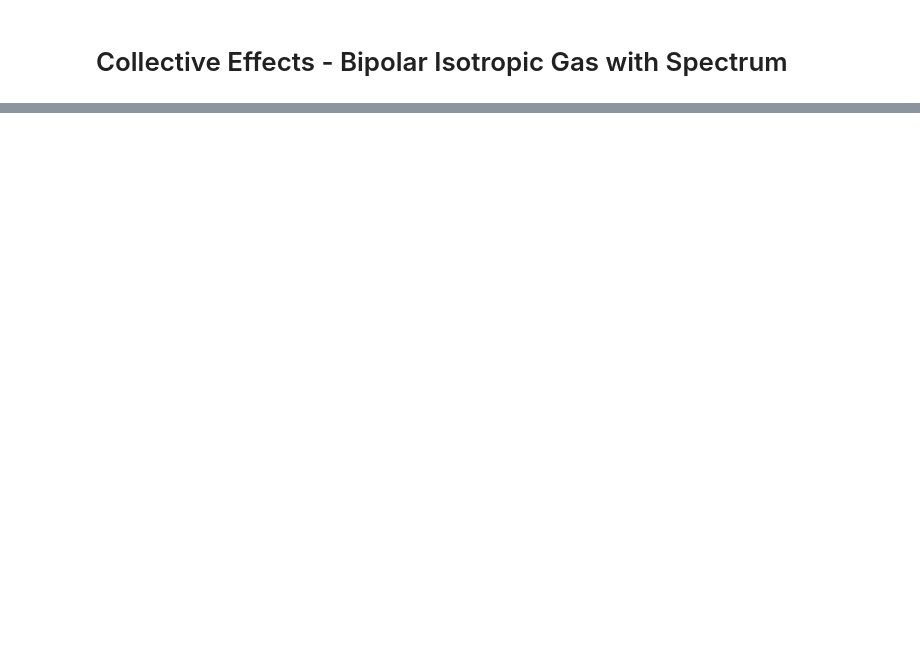
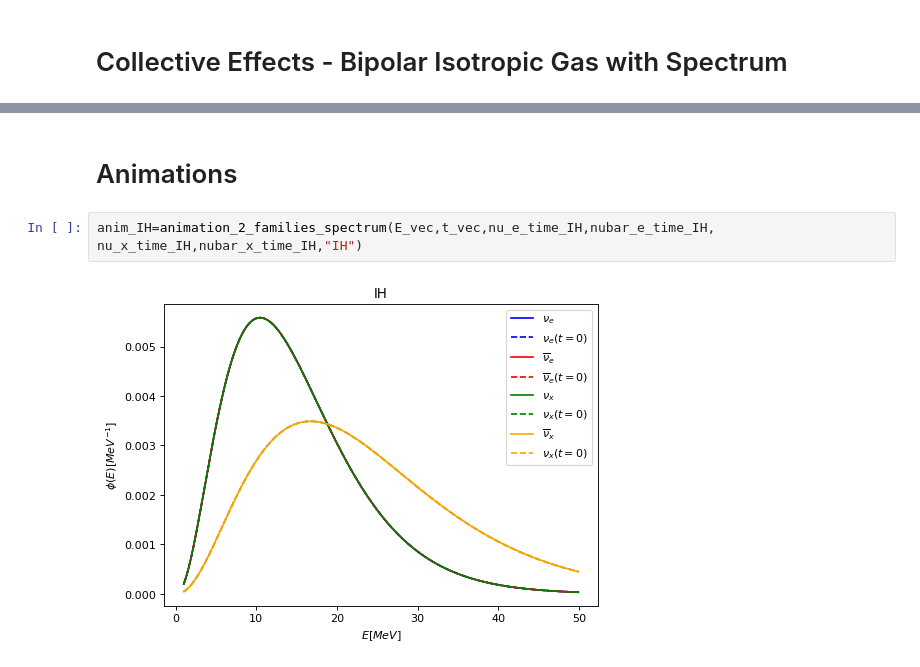
Before and after one commit to pedrodedin/Neutrino-Collective-Effects, a Jupyter notebook: Quick_Guide.ipynb, the cells around one changed output, grey strips where cells are left out. Drawn from its saved outputs; the diff is of its cells as text; blank space fills up the shorter version.

```diff
--- a/Quick_Guide.ipynb
+++ b/Quick_Guide.ipynb
@@ -44,0 +90,6 @@ plt.plot(E_vec,nubar_x_time_IH[500])
+# %% [markdown]
+# Animations
+# %%
+anim_IH=animation_2_families_spectrum(E_vec,t_vec,nu_e_time_IH,nubar_e_time_IH, nu_x_time_IH,nubar_x_time_IH,"IH")
+# %% [output]
+[figure, added]
```
Also changed, not shown: parts of 16 cells of this notebook, 14 other files.
